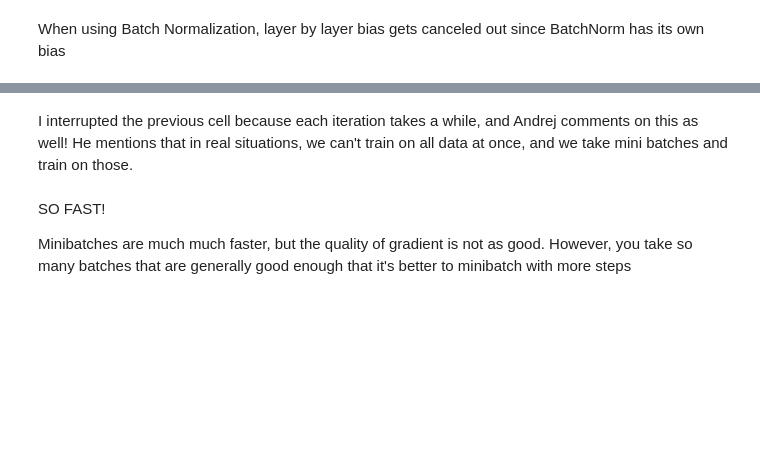
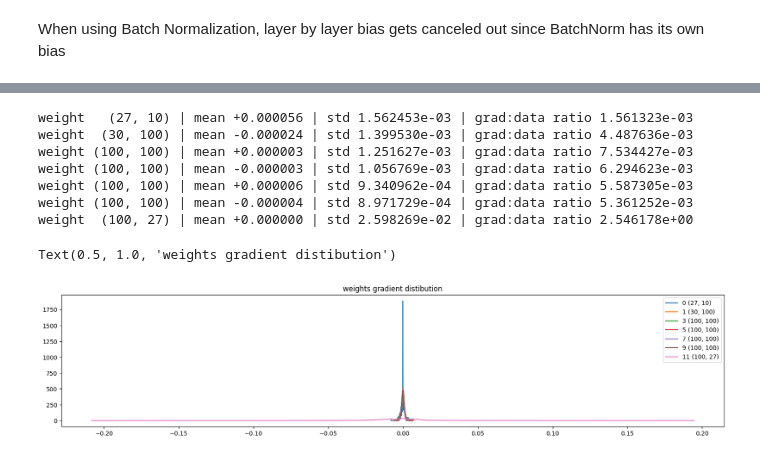
Before and after one commit to AaronWChen/karpathy-zero_to_hero, a Jupyter notebook: notebooks/exploratory/04_intro_to_actiations_gradients_batchnorm.ipynb, the cells around one changed output, grey strips where cells are left out. Saved outputs shown, nothing was run; the diff lists cells and outputs as text; code cells hidden in the pictures; blank space fills up the shorter version.

Commit message:
Start/Finish Makemore p3 lecture on BatchNorm

```diff
--- a/notebooks/exploratory/04_intro_to_actiations_gradients_batchnorm.ipynb
+++ b/notebooks/exploratory/04_intro_to_actiations_gradients_batchnorm.ipynb
@@ -1159,22 +1337,24 @@ parameters = [C, W1, b1, W2, b2]
 # %%
-for p in parameters:
-    p.requires_grad = True
+# visualize histograms
+plt.figure(figsize=(20,4)) # width and height of the plot
+legends = []
 
-for _ in range(1000):
-    # forward pass
-    emb = C[X] # (32, 3, 2)
-    h = torch.tanh(emb.view(-1, 6) @ W1 + b1) # (32, 100)
-    logits = h @ W2 + b2 # (32, 27)
-    loss = F.cross_entropy(logits, Y)
-    print(loss.item())
-
-    # backward pass
-    for p in parameters:
-        p.grad = None
-    loss.backward()
-
-    # update
-    for p in parameters:
-        p.data += -0.1 * p.grad
+for forr, p in enumerate(parameters): # note: exclude output layer
+    t = p.grad
+    if p.ndim == 2:
+        print('weight %10s | mean %+f | std %e | grad:data ratio %e' % (tuple(p.shape), t.mean(), t.std(), t.std() / p.std() ) )
+        hy, hx = torch.histogram(t, density=True)
+        plt.plot(hx[:-1].detach(), hy.detach());
+        legends.append(f'{forr} {tuple(p.shape)}')
+plt.legend(legends);
+plt.title('weights gradient distibution')
+# %% [output]
+weight   (27, 10) | mean +0.000056 | std 1.562453e-03 | grad:data ratio 1.561323e-03
+weight  (30, 100) | mean -0.000024 | std 1.399530e-03 | grad:data ratio 4.487636e-03
+weight (100, 100) | mean +0.000003 | std 1.251627e-03 | grad:data ratio 7.534427e-03
+weight (100, 100) | mean -0.000003 | std 1.056769e-03 | grad:data ratio 6.294623e-03
+weight (100, 100) | mean +0.000006 | std 9.340962e-04 | grad:data ratio 5.587305e-03
+weight (100, 100) | mean -0.000004 | std 8.971729e-04 | grad:data ratio 5.361252e-03
+weight  (100, 27) | mean +0.000000 | std 2.598269e-02 | grad:data ratio 2.546178e+00
+Text(0.5, 1.0, 'weights gradient distibution')
+[figure, added]
-# %% [markdown]
-I interrupted the previous cell because each iteration takes a while, and Andrej comments on this as well! He mentions that in real situations, we can't train on all data at once, and we take mini batches and train on those.
@@ -1207,4 +1360,0 @@ print(loss.item())
-# %% [markdown]
-SO FAST!
-
-Minibatches are much much faster, but the quality of gradient is not as good. However, you take so many batches that are generally good enough that it's better to minibatch with more steps
```
Also changed, not shown: parts of 82 cells of this notebook.
